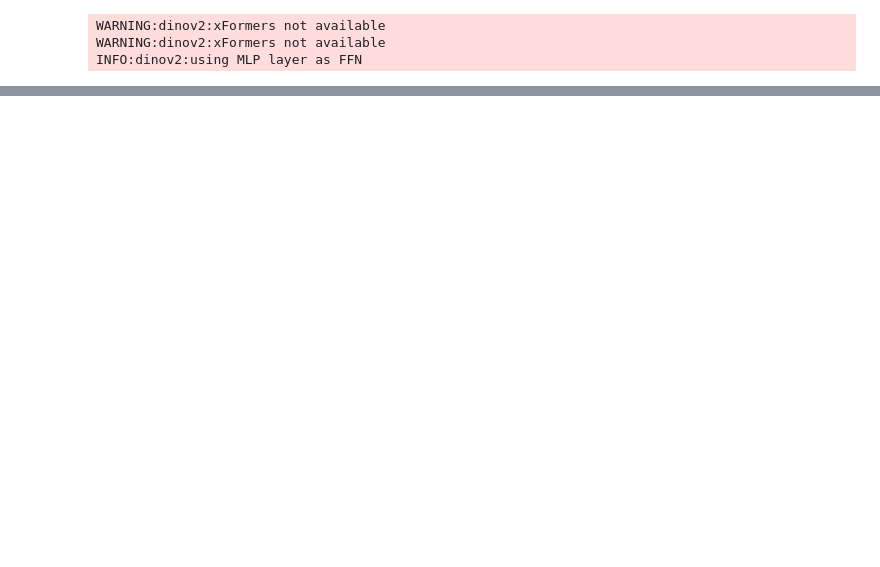
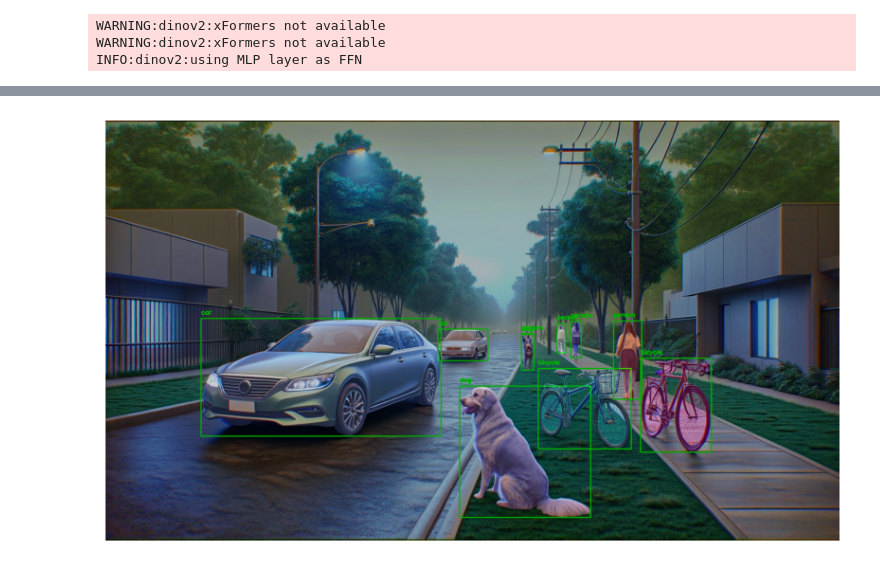
Before and after one commit to maryam-mohebbi/Depth-Aware-Object-Detection, a Jupyter notebook: da_od/model/depth.ipynb, the cells around one changed output, grey strips where cells are left out. Drawn from its saved outputs; the diff is of its cells as text; code cells hidden in the pictures; blank space fills up the shorter version.

```diff
--- a/da_od/model/depth.ipynb
+++ b/da_od/model/depth.ipynb
@@ -20,0 +19,81 @@ Monocular_colored, Monocular_raw = Monocular_estimator.process_image()
+# %%
+import random
+
+import cv2
+import matplotlib.pyplot as plt
+import numpy as np
+
+from da_od.config import class_names, output_img, sam_weights
+from da_od.model import seg_sam, yolo_nas
+from da_od.segment_anything import SamAutomaticMaskGenerator, SamPredictor
+
+image_path = test_img / "DALLE.jpeg"
+class_names_file = class_names / "coco.names.txt"
+output_folder_path = output_img / "segmentation.jpg"
+checkpoint_path = sam_weights / "sam_vit_h_4b8939.pth"
+
+
+def read_class_names(file_path):
+    with open(file_path) as file:
+        class_names = [line.strip() for line in file.readlines()]
+    return class_names
+
+
+classNames = read_class_names(class_names_file)
+
+bboxes, confidence, labels, class_names, image = yolo_nas.get_object_detection(str(image_path))
+
+# Instantiate mask generator
+mask_generator = SamAutomaticMaskGenerator(seg_sam.get_model(checkpoint_path))
+mask = mask_generator.generate(image)
+seg_sam.show_anns(mask)
+
+# Create a predictor for SAM
+image = cv2.imread(str(test_img / "DALLE.jpeg"))
+predictor = SamPredictor(seg_sam.get_model(checkpoint_path))
+predictor.set_image(image)
+
+# Initialize a combined mask
+combined_mask = np.zeros((image.shape[0], image.shape[1], 3))
+
+# Loop through detections
+for i, label in enumerate(labels):
+    input_box = np.array(bboxes[i])
+
+    # Predict mask using SAM
+    mask, _, _ = predictor.predict(
+        point_coords=None, point_labels=None, box=input_box[None, :], multimask_output=False
+    )
+
+    # Get the correct class label
+    cls = int(label)
+    class_name = classNames[cls]
+
+    # Draw bounding box
+    x_min, y_min, x_max, y_max = input_box
+    cv2.rectangle(image, (int(x_min), int(y_min)), (int(x_max), int(y_max)), (0, 255, 0), 2)
+
+    # Add label
+    cv2.putText(
+        image, class_name, (int(x_min), int(y_min) - 10), cv2.FONT_HERSHEY_SIMPLEX, 0.5, (0, 255, 0), 2
+    )
+
+    # Generate random color for mask
+    random_color = (random.randint(0, 255), random.randint(0, 255), random.randint(0, 255))
+    mask_color = np.array(random_color)
+
+    # Add the mask to the combined mask with the random color
+    combined_mask += mask[0][..., None] * mask_color
+
+# Overlay the original image with the combined mask
+final_image = cv2.addWeighted(image, 0.7, combined_mask.astype(np.uint8), 0.3, 0)
+
+
+# Display the image
+plt.close("all")
+plt.figure(figsize=(10, 10))
+plt.imshow(final_image)
+plt.axis("off")
+plt.savefig(output_folder_path)  # Save the combined output
+plt.show()
+# %% [output]
@@ -20,0 +105 @@ Monocular_colored, Monocular_raw = Monocular_estimator.process_image()
+[figure, added]
```
Also changed, not shown: parts of 6 cells of this notebook, 1 other file.
